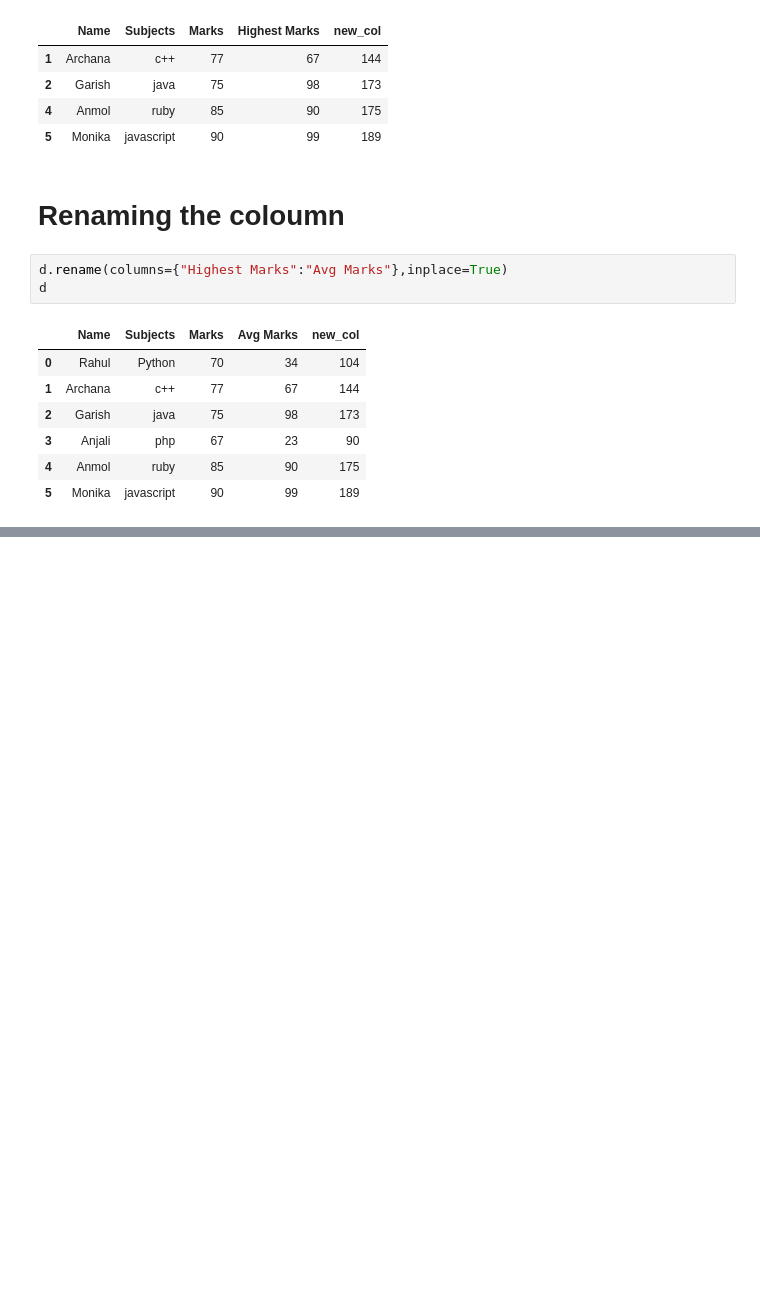
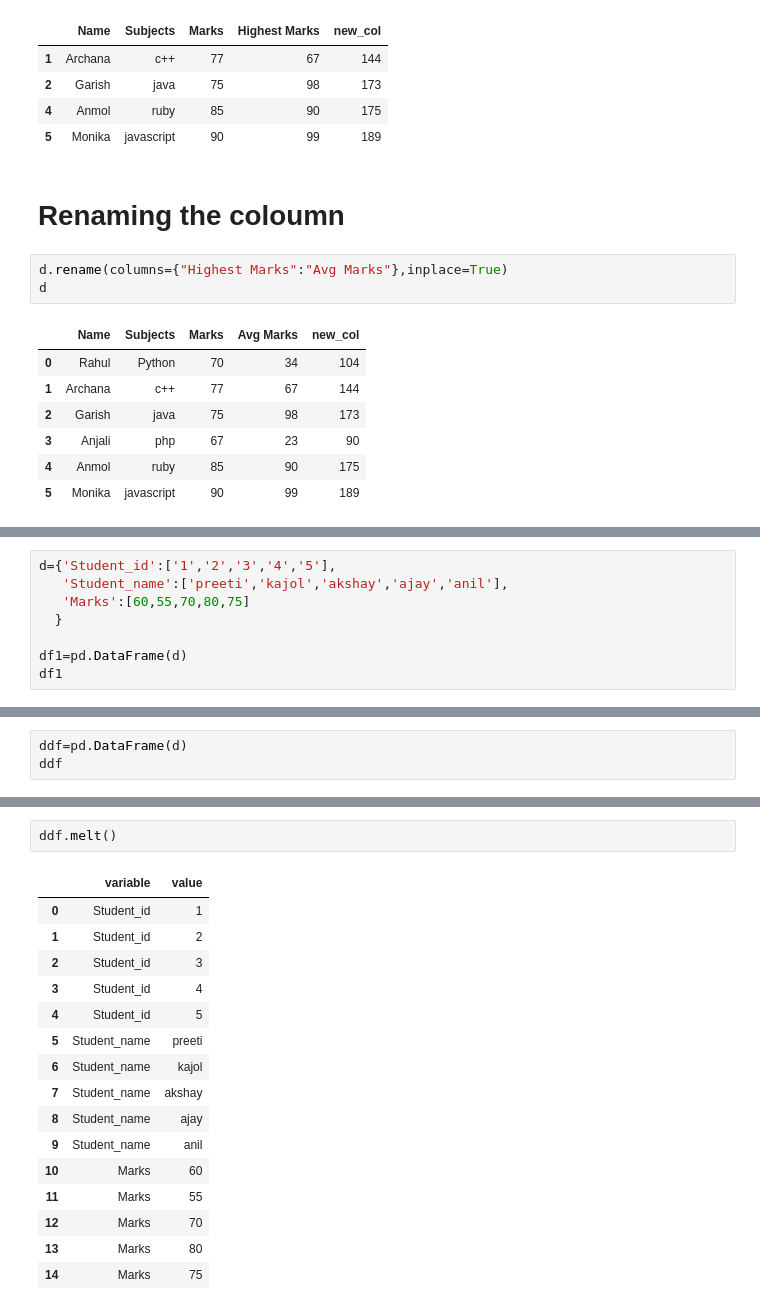
Before and after one commit to ikartik2001/CDAC-PYTHON-WITH-AI, a Jupyter notebook: JUPITER FOLDER (AI)/CLASSES JUPITER/Class 11 -pandas.ipynb, the cells around one changed output, grey strips where cells are left out. Cells and saved outputs as stored; diff of their text form; blank space fills up the shorter version.

```diff
--- a/JUPITER FOLDER (AI)/CLASSES JUPITER/Class 11 -pandas.ipynb
+++ b/JUPITER FOLDER (AI)/CLASSES JUPITER/Class 11 -pandas.ipynb
@@ -313,0 +316,8 @@ d
+# %%
+d={'Student_id':['1','2','3','4','5'],
+   'Student_name':['preeti','kajol','akshay','ajay','anil'],
+   'Marks':[60,55,70,80,75]
+  }
+
+df1=pd.DataFrame(d)
+df1
@@ -313,0 +470,3 @@ d
+# %%
+ddf=pd.DataFrame(d)
+ddf
@@ -313,0 +480,19 @@ d
+# %%
+ddf.melt()
+# %% [output]
+|  | variable | value |
+| 0 | Student_id | 1 |
+| 1 | Student_id | 2 |
+| 2 | Student_id | 3 |
+| 3 | Student_id | 4 |
+| 4 | Student_id | 5 |
+| 5 | Student_name | preeti |
+| 6 | Student_name | kajol |
+| 7 | Student_name | akshay |
+| 8 | Student_name | ajay |
+| 9 | Student_name | anil |
+| 10 | Marks | 60 |
+| 11 | Marks | 55 |
+| 12 | Marks | 70 |
+| 13 | Marks | 80 |
+| 14 | Marks | 75 |
```
Also changed, not shown: parts of 77 cells of this notebook, 11 other files.
